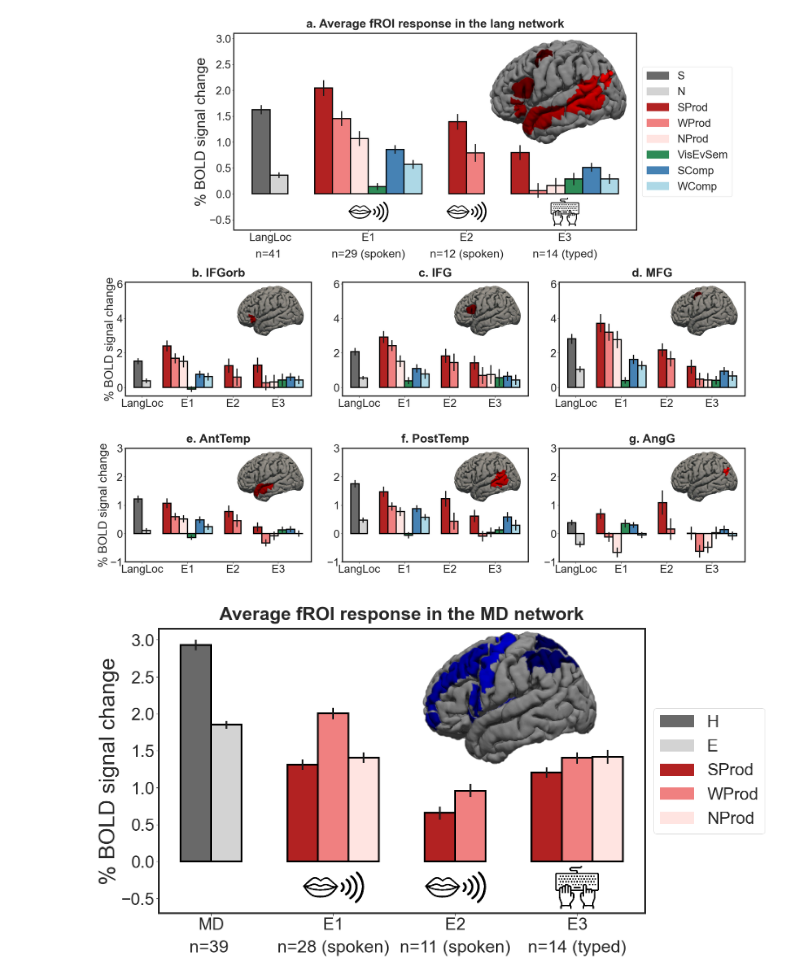
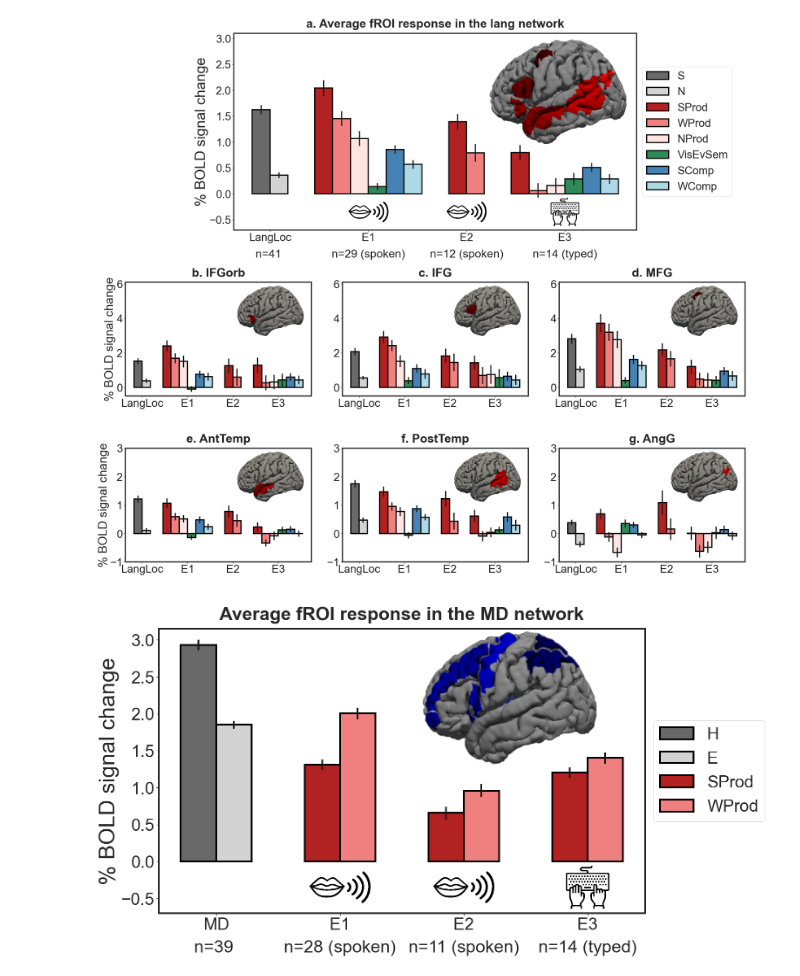
Before and after one commit to jennhu/LanguageProduction, a Jupyter notebook: figures/code/production_paper_fROI_response_figures.ipynb, the cells around one changed output. Cells and saved outputs as stored; diff of their text form; code cells hidden in the pictures.

Commit message:
updated figures and messy table code

```diff
--- a/figures/code/production_paper_fROI_response_figures.ipynb
+++ b/figures/code/production_paper_fROI_response_figures.ipynb
@@ -299,7 +299,10 @@ def plot_data(ax,data, data_title,network, expt_order, conditions, xlim=None,yli
     for axis in ['top','bottom','left','right']:
         ax.spines[axis].set_linewidth(4)
 
-    legend_handles = [mpatches.Patch(color=color_dict[cond], label=cond) for cond in conditions_for_legend]
+    legend_handles = [
+        mpatches.Patch(color=color_dict[cond], ec=edgecolor, lw=linewidth, label=cond)
+        for cond in conditions_for_legend
+    ]
 
 #     legend_fontsize = 'x-small'
     legend_loc = 'center left'
@@ -348,19 +351,6 @@ ROIs = [i for i in range(1,6+1)]
 #read in the csv with all data
 #this csv is in long format
 all_indiv_data = pd.read_csv('../../data/fMRI_all_indiv_production_data.csv')
-# Re-map the experiment names
-# def get_new_expt(row):
-#     if row.Expt == "E1":
-#         return "E1"
-#     elif row.Expt == "E3":
-#         return "E2"
-#     else:
-#         if row.CriticalTask.endswith("typed"):
-#             return "E3"
-#         else:
-#             return "E1"
-
-# all_indiv_data["Expt"] = all_indiv_data.apply(get_new_expt, axis=1)
 
 experiment_names = ["langloc","E1","E2","E3"]
 new_exp_names = ["LangLoc","E1","E2","E3"] #one to one correspondence with above list, replacement names
@@ -421,9 +411,10 @@ for row in row_idx:
                  ylabel=(col==0),
                  ylim=ylim)
 
-plt.savefig("../figures/lang_fig.tiff", bbox_inches = 'tight')
+plt.savefig("../figures/figure2_lang_fig.tiff", bbox_inches = 'tight')
+plt.savefig("../figures/figure2_lang_fig.png", bbox_inches = 'tight')
 # %% [output]
-[figure, old version]
+[figure, new version]
 # %%
 data_title = 'Average fROI response in the MD network'
 networks = ['MD'] #which network to include in data
@@ -431,73 +422,39 @@ hemispheres = ["LH","RH"] #which hemisphere to include in data
 ROIs = [i for i in range(1,20+1)]
 
 conditions = {"MD": ["H","E"],
-             "E1": ["SProd","WProd", "NProd"],
+             "E1": ["SProd","WProd"],
              "E2": ["SProd","WProd"],
-             "E3": ["SProd","WProd","NProd"],
+             "E3": ["SProd","WProd"],
              }
 
 experiment_names = ["MD","E1","E2","E3"]
 new_exp_names = ["MD","E1","E2","E3"] #one to one correspondence with above list, replacement names
 
 criticalTasks = ["spWM","ProdLoc_spoken","NameRead","ProdLoc_typed"] #target criticalTasks in the expts
 consolidated_expt = "MD" #expt that has consolidated data across all the experiments
 
 #create layout for the full figure
 MD_fig = plt.figure(figsize=(20,12),constrained_layout=False)
 MD_fig_ax1 = plt.gca()
-# gs1 = MD_fig.add_gridspec(nrows=1, ncols=6, left=0.05, right=0.48, wspace=0.4,hspace = 1.6)
-# MD_fig_ax1 = MD_fig.add_subplot(gs1[0:4,1:5])
-# MD_fig_ax2 = MD_fig.add_subplot(gs1[4:7,:-3 ])
-# MD_fig_ax3 = MD_fig.add_subplot(gs1[4:7,3:])
 
 ylim = (0, 3.6)
 indiv_data = prep_data(all_indiv_data, consolidated_expt,networks, hemispheres, ROIs, conditions, criticalTasks, experiment_names, new_exp_names)
 
 plot_data(ax=MD_fig_ax1,
          data=indiv_data,
          data_title=data_title,
          network = "MD",
          expt_order = new_exp_names,
          conditions = conditions,
          brain_image = "../images/MD_RH.png",
          main_brain = True,
          plot_legend=True,
          plot_labels=True,
          plot_icons=True,
          ylim=None)
 
 
-
-# ylim = (0,3.5)
-# hemispheres = ["LH"]
-# data_title = "b. LH MD network"
-
-# indiv_data = prep_data(all_indiv_data, consolidated_expt,networks, hemispheres, ROIs, conditions, criticalTasks, experiment_names, new_exp_names)
-
-# plot_data(ax=MD_fig_ax2,
-#          data=indiv_data,
-#          data_title=data_title,
-#          network = "MD",
-#          expt_order = new_exp_names,
-#          conditions = conditions,
-#          plot_legend = True,
-#          ylim=ylim)
-
-# hemispheres = ["RH"]
-# data_title = "c. RH MD network"
-
-# indiv_data = prep_data(all_indiv_data, consolidated_expt,networks, hemispheres, ROIs, conditions, criticalTasks, experiment_names, new_exp_names)
-
-# plot_data(ax=MD_fig_ax3,
-#          data=indiv_data,
-#          data_title=data_title,
-#          network = "MD",
-#          expt_order = new_exp_names,
-#          conditions = conditions,
-#          plot_legend=True,
-#          ylim=ylim)
-
-
-plt.savefig("../figures/MD_fig.tiff", bbox_inches = 'tight')
+plt.savefig("../figures/figure3_MD_fig.tiff", bbox_inches = 'tight')
+plt.savefig("../figures/figure3_MD_fig.png", bbox_inches = 'tight')
 # %% [output]
-[figure, old version]
+[figure, new version]
```
Also changed, not shown: parts of 3 cells of this notebook, 38 other files.
